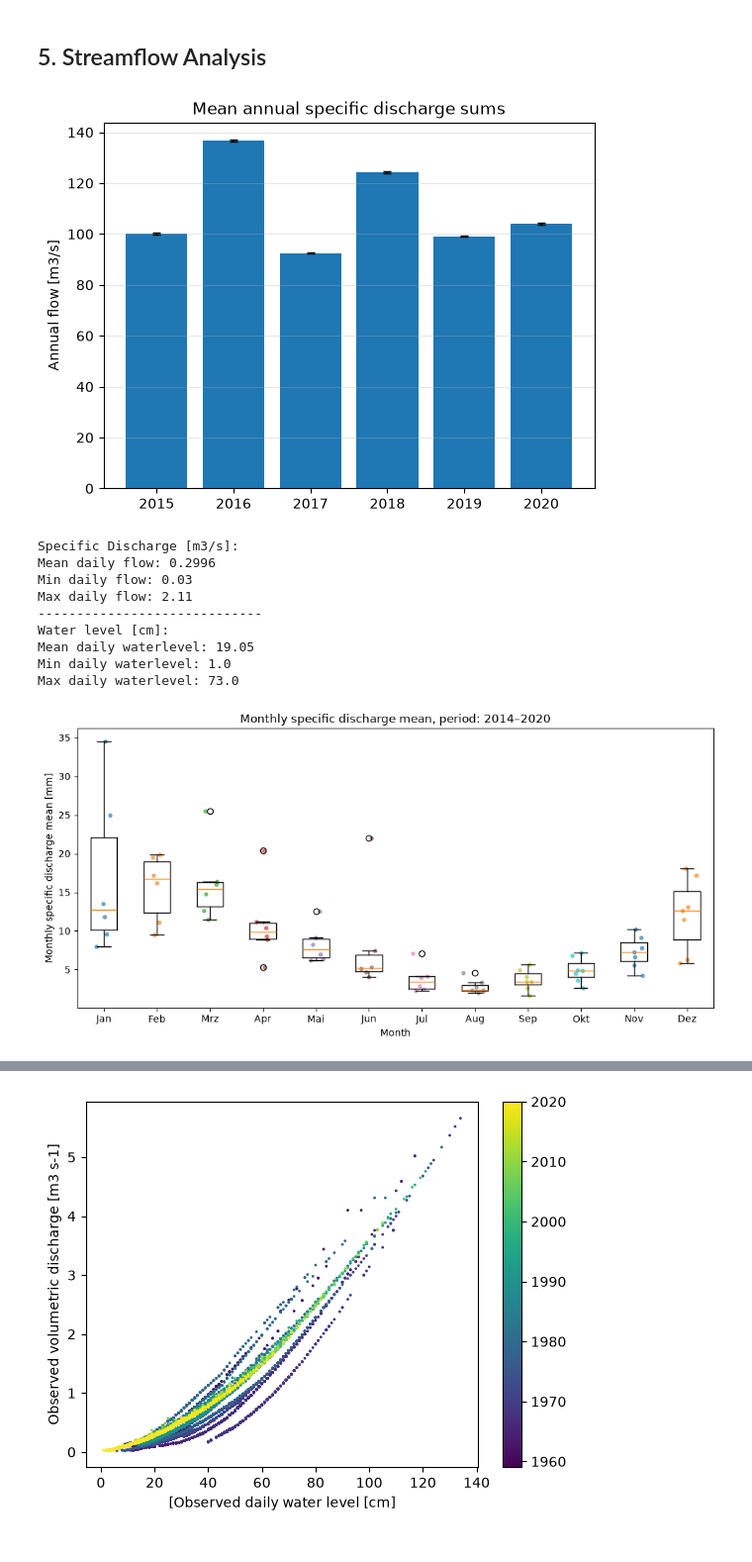
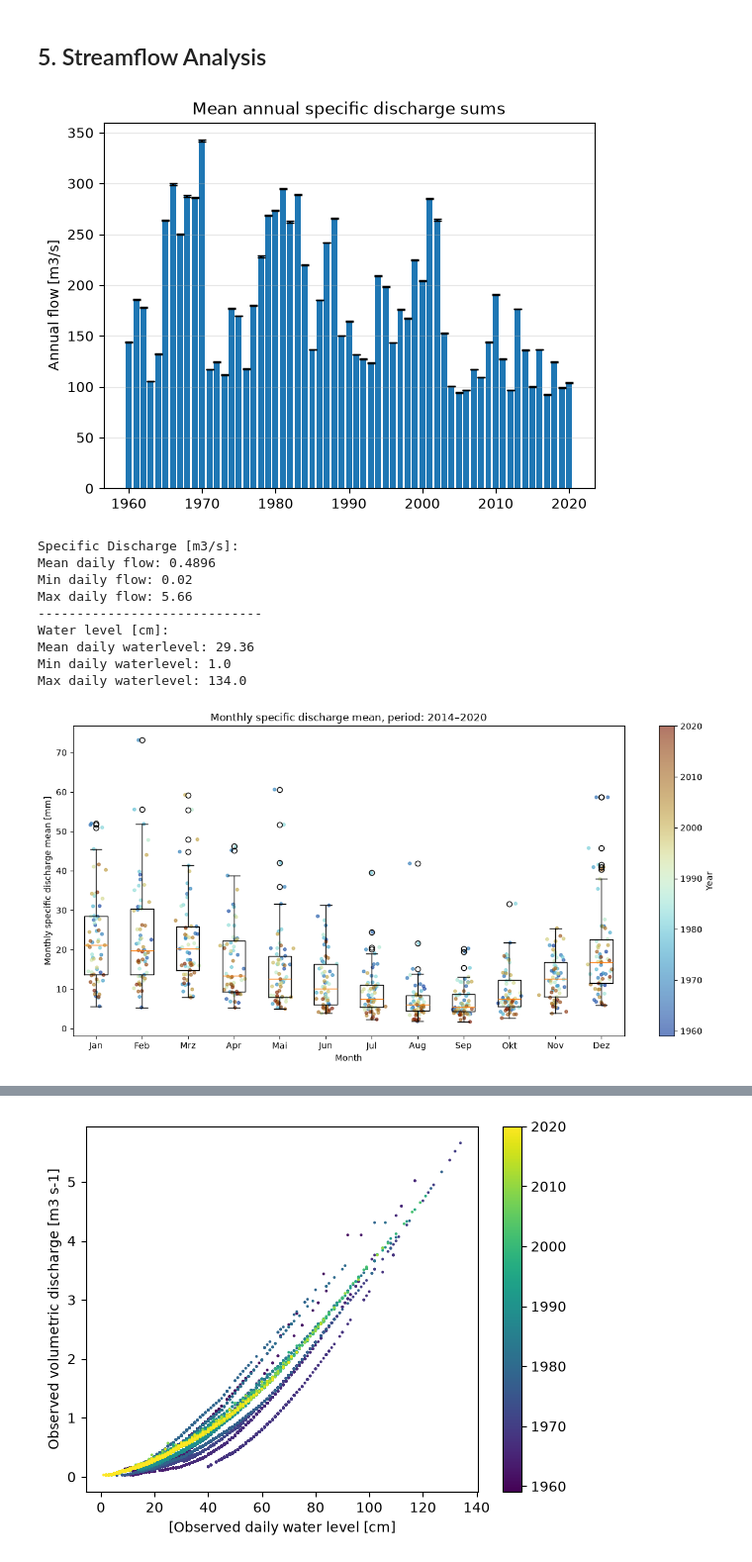
Before and after one commit to danielsehr/ACP4-Seminar, a Jupyter notebook: src/ACP4/main.ipynb, the cells around one changed output, grey strips where cells are left out. Shown at 99% size. Cells and saved outputs as stored; diff of their text form; code cells hidden in the pictures.

```diff
--- a/src/ACP4/main.ipynb
+++ b/src/ACP4/main.ipynb
@@ -300,44 +298,52 @@ from acp4.plot.plot import (
 )
 
 from acp4.processing.process_data import agg_annually_discharge
+# %%
+# Note: Here i reload the data which is unaligned and therefore provides more data from the past
+df_discharge, _ = read_camel_data(
+    timeseries_dir=config.timeseries_dir,
+    gauge_id=config.gauge_id
+)
+
+df_discharge.dropna(inplace=True)
 # %%
 # 5.1. What are the average annual flows? Use specific discharge in mm/d to calculate
 # average annual sums that are comparable to the annual precipitation sums.
-annual_discharge_agg = agg_annually_discharge(df=data.discharge["discharge_spec_obs"])
+annual_discharge_agg = agg_annually_discharge(df=df_discharge["discharge_spec_obs"])
 plot_annual_discharge_sum(annual_discharge_agg)
 # %% [output]
-[figure, old version]
+[figure, new version]
 # %%
 # 5.2. What is the mean daily flow, as well as the highest and lowest recorded flows?
 # [both for m3/s and observed water level]3
 print("Specific Discharge [m3/s]:")
-print(f"Mean daily flow: {data.discharge['discharge_spec_obs'].mean().round(4)}")
-print(f"Min daily flow: {data.discharge['discharge_spec_obs'].min()}")
-print(f"Max daily flow: {data.discharge['discharge_spec_obs'].max()}")
+print(f"Mean daily flow: {df_discharge['discharge_spec_obs'].mean().round(4)}")
+print(f"Min daily flow: {df_discharge['discharge_spec_obs'].min()}")
+print(f"Max daily flow: {df_discharge['discharge_spec_obs'].max()}")
 
 print("-----------------------------")
 print("Water level [cm]:")
-print(f"Mean daily waterlevel: {data.discharge['water_level_obs'].mean().round(2)}")
-print(f"Min daily waterlevel: {data.discharge['water_level_obs'].min()}")
-print(f"Max daily waterlevel: {data.discharge['water_level_obs'].max()}")
+print(f"Mean daily waterlevel: {df_discharge['water_level_obs'].mean().round(2)}")
+print(f"Min daily waterlevel: {df_discharge['water_level_obs'].min()}")
+print(f"Max daily waterlevel: {df_discharge['water_level_obs'].max()}")
 # %% [output]
 Specific Discharge [m3/s]:
-Mean daily flow: 0.2996
-Min daily flow: 0.03
-Max daily flow: 2.11
+Mean daily flow: 0.4896
+Min daily flow: 0.02
+Max daily flow: 5.66
 -----------------------------
 Water level [cm]:
-Mean daily waterlevel: 19.05
+Mean daily waterlevel: 29.36
 Min daily waterlevel: 1.0
-Max daily waterlevel: 73.0
+Max daily waterlevel: 134.0
 # %%
 # 5.3. Calculate mean monthly flow. How does streamflow vary throughout the year?
 # Does rainfall seasonality correspond to streamflow seasonality? If not, what
 # processes could explain the differences?
-monthly_discharge_mean = agg_monthly_discharge_mean(df=data.discharge['discharge_spec_obs'])
+monthly_discharge_mean = agg_monthly_discharge_mean(df=df_discharge['discharge_spec_obs'])
 plot_monthly_discharge_mean(df=monthly_discharge_mean)
 # %% [output]
-[figure, old version]
+[figure, new version]
 # %%
 # 5.4. Identify annual maximum flow days.
 plot_annual_max_flow_days(
```
Also changed, not shown: parts of 6 cells of this notebook, 5 other files.
